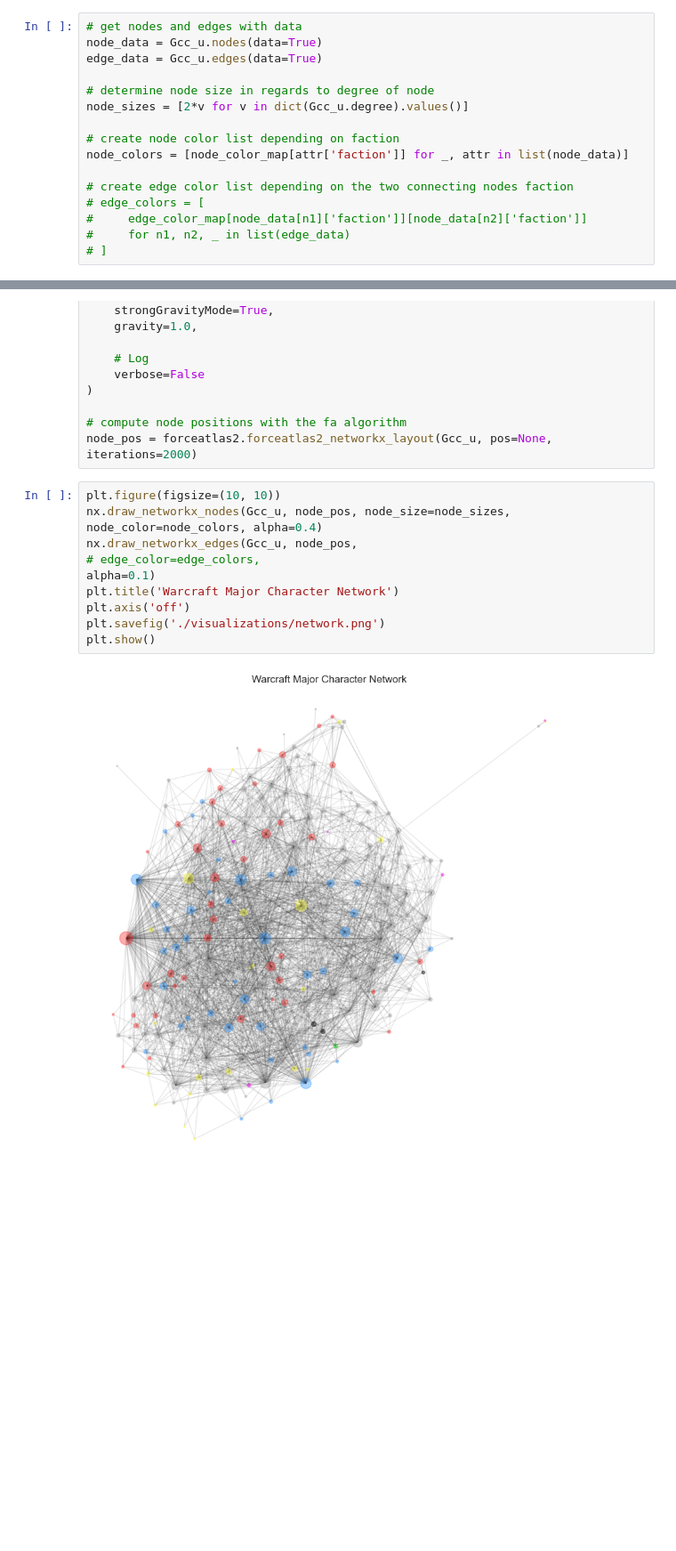
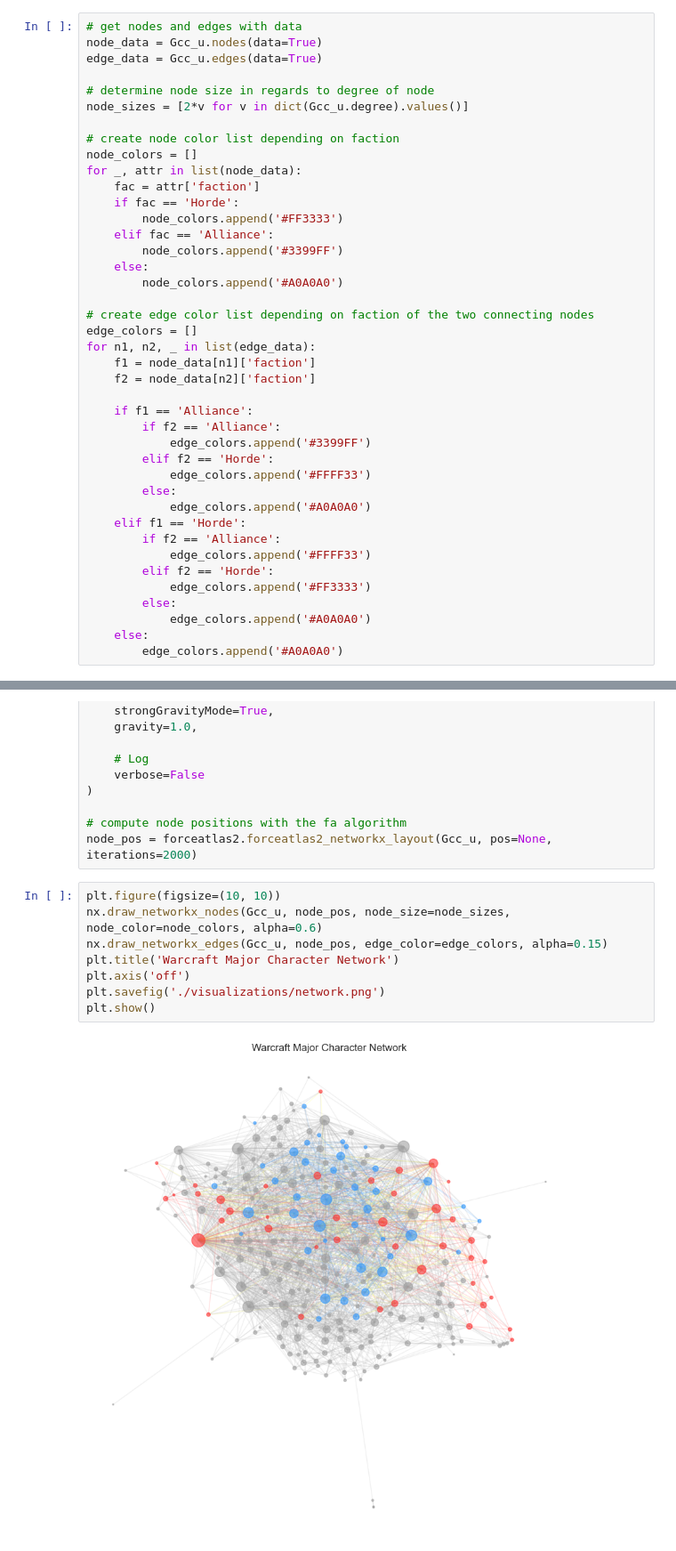
Before and after one commit to simonamtoft/warcraft-major-character-analysis, a Jupyter notebook: Graph Analysis.ipynb, the cells around one changed output, grey strips where cells are left out. Shown: that part at 89% size. Cells and saved outputs as stored; diff of their text form; blank space fills up the shorter version.

Commit message:
updated network visualization

```diff
--- a/Graph Analysis.ipynb
+++ b/Graph Analysis.ipynb
@@ -138,13 +112,38 @@ edge_data = Gcc_u.edges(data=True)
 node_sizes = [2*v for v in dict(Gcc_u.degree).values()]
 
 # create node color list depending on faction
-node_colors = [node_color_map[attr['faction']] for _, attr in list(node_data)]
+node_colors = []
+for _, attr in list(node_data):
+    fac = attr['faction']
+    if fac == 'Horde':
+        node_colors.append('#FF3333')
+    elif fac == 'Alliance':
+        node_colors.append('#3399FF')
+    else:
+        node_colors.append('#A0A0A0')
 
-# create edge color list depending on the two connecting nodes faction
-# edge_colors = [
-#     edge_color_map[node_data[n1]['faction']][node_data[n2]['faction']]
-#     for n1, n2, _ in list(edge_data)
-# ]
+# create edge color list depending on faction of the two connecting nodes
+edge_colors = []
+for n1, n2, _ in list(edge_data):
+    f1 = node_data[n1]['faction']
+    f2 = node_data[n2]['faction']
+
+    if f1 == 'Alliance':
+        if f2 == 'Alliance':
+            edge_colors.append('#3399FF')
+        elif f2 == 'Horde':
+            edge_colors.append('#FFFF33')
+        else:
+            edge_colors.append('#A0A0A0')
+    elif f1 == 'Horde':
+        if f2 == 'Alliance':
+            edge_colors.append('#FFFF33')
+        elif f2 == 'Horde':
+            edge_colors.append('#FF3333')
+        else:
+            edge_colors.append('#A0A0A0')
+    else:
+        edge_colors.append('#A0A0A0')
 # %%
 # Setup FA2 w. parameters
 forceatlas2 = ForceAtlas2(
@@ -170,13 +169,11 @@ forceatlas2 = ForceAtlas2(
 node_pos = forceatlas2.forceatlas2_networkx_layout(Gcc_u, pos=None, iterations=2000)
 # %%
 plt.figure(figsize=(10, 10))
-nx.draw_networkx_nodes(Gcc_u, node_pos, node_size=node_sizes, node_color=node_colors, alpha=0.4)
-nx.draw_networkx_edges(Gcc_u, node_pos,
-# edge_color=edge_colors,
-alpha=0.1)
+nx.draw_networkx_nodes(Gcc_u, node_pos, node_size=node_sizes, node_color=node_colors, alpha=0.6)
+nx.draw_networkx_edges(Gcc_u, node_pos, edge_color=edge_colors, alpha=0.15)
 plt.title('Warcraft Major Character Network')
 plt.axis('off')
 plt.savefig('./visualizations/network.png')
 plt.show()
 # %% [output]
-[figure, old version]
+[figure, new version]
```
Also changed, not shown: parts of 1 cell of this notebook, 1 other file.
